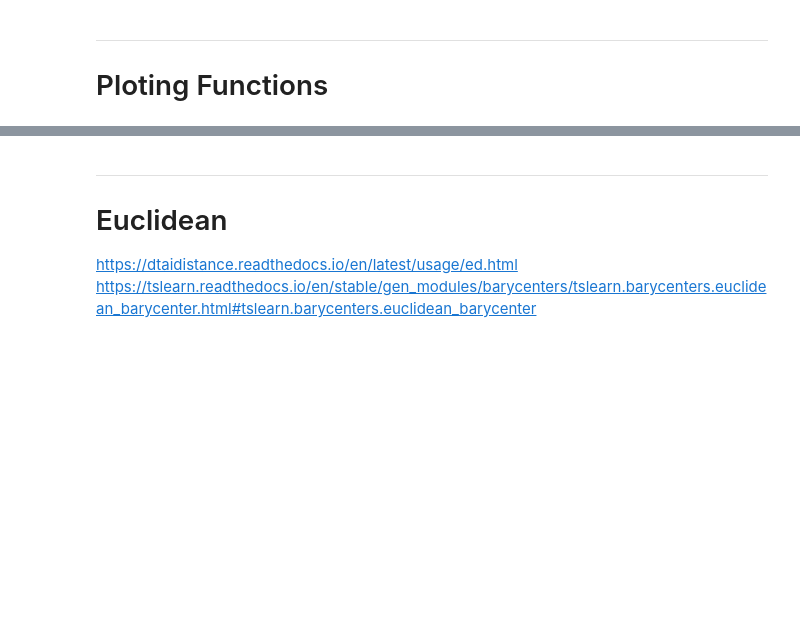
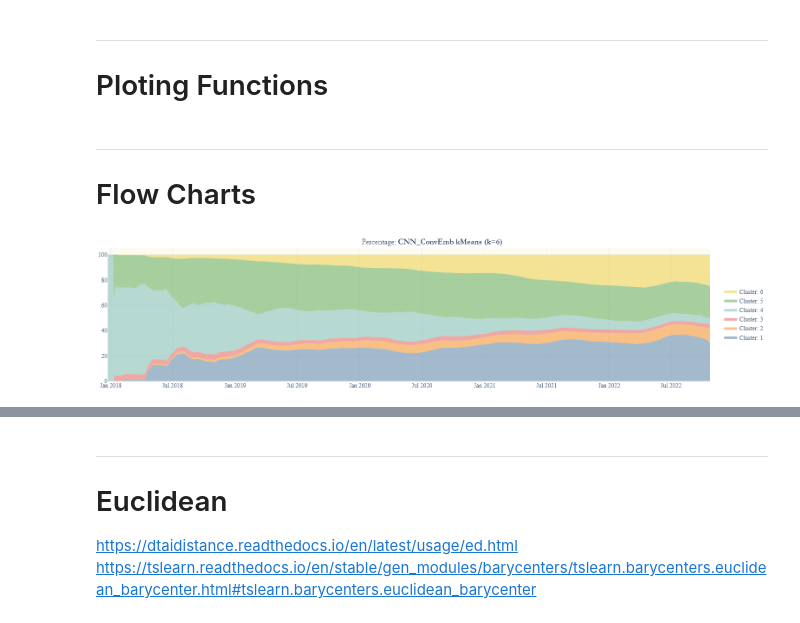
Before and after one commit to VascoPM/SHS-DeepClustering, a Jupyter notebook: Clustering_Centers-Scores.ipynb, the cells around one changed output, grey strips where cells are left out. Saved outputs shown, nothing was run; the diff lists cells and outputs as text; code cells hidden in the pictures; blank space fills up the shorter version.

```diff
--- a/Clustering_Centers-Scores.ipynb
+++ b/Clustering_Centers-Scores.ipynb
@@ -41,7 +34,7 @@ import Transform
 # Script Variabels
 # %%
 dataset_name = 'Kenya_90k_Set_1_w90_pW'
-solution_name = 'LSTM_AE-efficient_sweep_2_v49'
+solution_name = 'CNN_ConvEmb-vague_sweep_1_v41'
 # %%
 dataset_folder = "_".join(dataset_name.split('_')[:-2])
 dataset_location = f'../Data_Storage_Processing/Data/{dataset_folder}/{dataset_name}.csv'
@@ -145,0 +274,7 @@ def plot_centers(df_centers, alg = 'kMeans', k = 'k10'):
+# %% [markdown]
+---
+# Flow Charts
+# %%
+plot_flow(df_data, alg = 'kMeans', k='k6', groupnorm = 'percent', sample = 'all')
+# %% [output]
+[figure, added]
```
Also changed, not shown: parts of 32 cells of this notebook.
